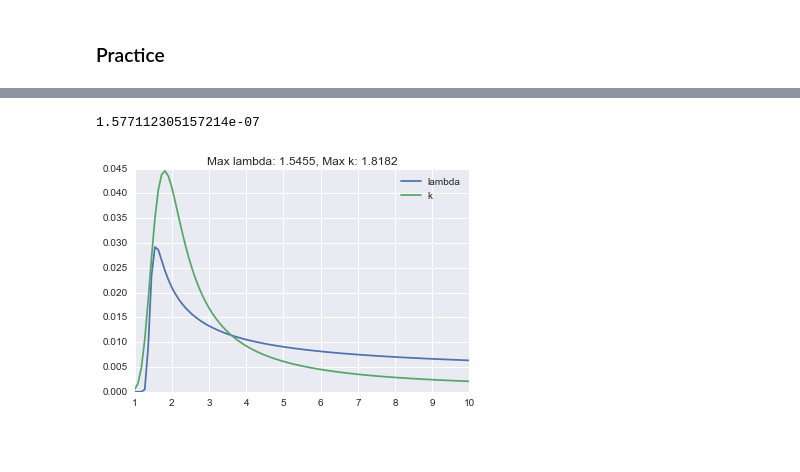
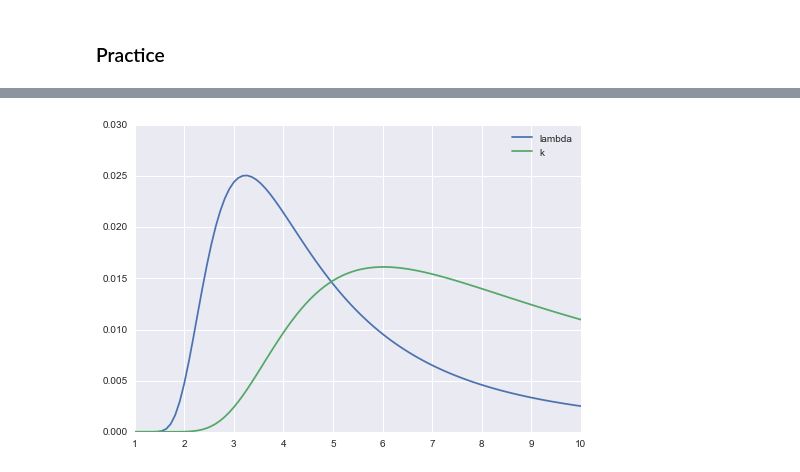
Before and after one commit to atremblay/ThinkBayes2, a Jupyter notebook: Chapter 7 - Exercices.ipynb, the cells around one changed output, grey strips where cells are left out. Cells and saved outputs as stored; diff of their text form; code cells hidden in the pictures; blank space fills up the shorter version.

```diff
--- a/Chapter 7 - Exercices.ipynb
+++ b/Chapter 7 - Exercices.ipynb
@@ -275,8 +273,5 @@ def plot_weibull(lam, k):
 # %%
-class Light(Suite):
-    def __init__(self, lam, K):
-        pairs = [(l, k) for l in lam for k in K]
-        super(Light, self).__init__(pairs)
+class Light(Suite, Joint):
 
     def Likelihood(self, data, hypo):
         lam, k = hypo
@@ -292,7 +296,3 @@ light = Light(lambdas, K)
 # %%
 bad = [(1,False) for _ in range(3)]
 good = [(1,True) for _ in range(97)]
-# %%
-light.UpdateSet(good+bad)
-# %% [output]
-1.577112305157214e-07
@@ -309,9 +298,0 @@ df = DataFrame({'lambda': Xs, 'k':ys, 'prob':P})
-# %%
-df_lambda = df.groupby('lambda')['prob'].sum()
-df_k = df.groupby('k')['prob'].sum()
-plt.plot(df_lambda.index, df_lambda)
-plt.plot(df_k.index, df_k)
-plt.title("Max lambda: {:.4f}, Max k: {:.4f}".format(df_lambda.idxmax(), df_k.idxmax()))
-_ = plt.legend(['lambda', 'k'])
-# %% [output]
-[figure, removed]
@@ -317,0 +302,8 @@ _ = plt.legend(['lambda', 'k'])
+# %%
+x, y = zip(*sorted(lambdas.Items()))
+plt.plot(x, y)
+x, y = zip(*sorted(K.Items()))
+plt.plot(x, y)
+_ = plt.legend(['lambda', 'k'])
+# %% [output]
+[figure, added]
```
Also changed, not shown: parts of 25 cells of this notebook.
